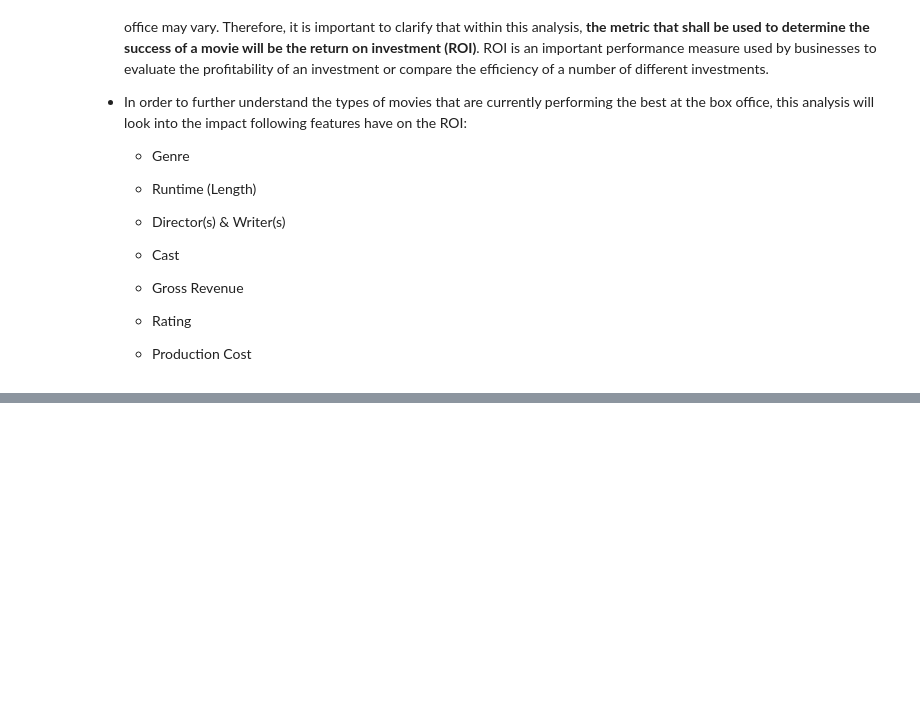
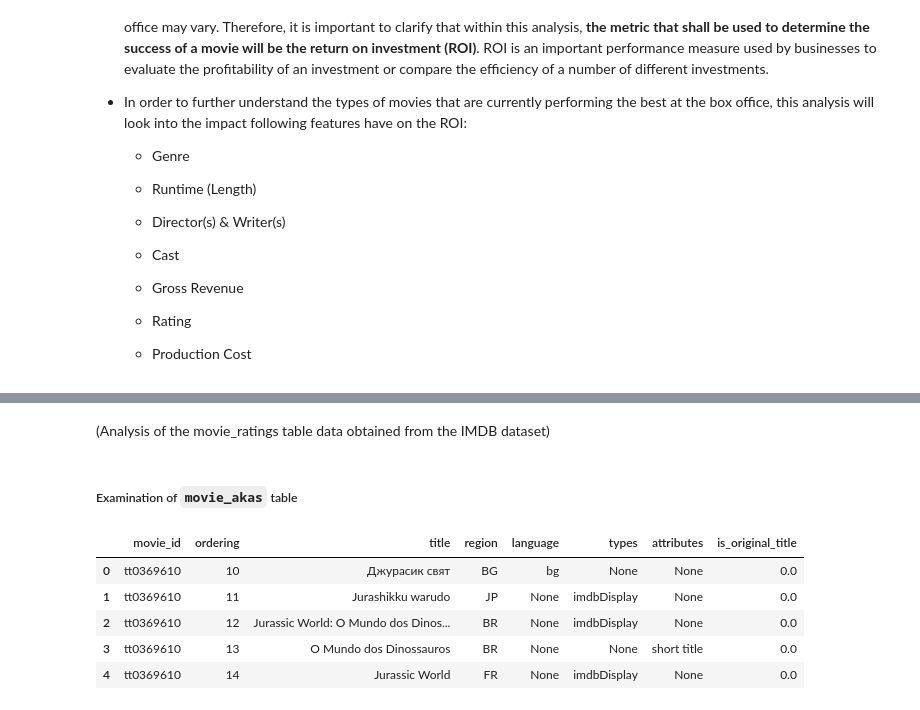
Before and after one commit to femikamau/Microsoft-Movie-Studio-EDA, a Jupyter notebook: index.ipynb, the cells around one changed output, grey strips where cells are left out. Drawn from its saved outputs; the diff is of its cells as text; code cells hidden in the pictures; blank space fills up the shorter version.

```diff
--- a/index.ipynb
+++ b/index.ipynb
@@ -34,0 +221,7 @@
+# %%
+# Load the imdb data into a dataframe which returns a Connection object
+conn = load_data('data/im.db/im.db', 'db')
+
+# View the tables within the idmb database as a dataframe
+imdb_tables = pd.read_sql("""SELECT name FROM sqlite_master WHERE type = 'table';""", conn)
+imdb_tables
@@ -34,0 +342,19 @@
+# %% [markdown]
+(Analysis of the movie_ratings table data obtained from the IMDB dataset)
+# %% [markdown]
+##### Examination of `movie_akas` table
+# %%
+imdb_df = pd.read_sql("""
+                      SELECT *
+                        FROM  movie_akas
+                      ;
+                      """, conn)
+
+imdb_df.head()
+# %% [output]
+|  | movie_id | ordering | title | region | language | types | attributes | is_original_title |
+| 0 | tt0369610 | 10 | Джурасик свят | BG | bg | None | None | 0.0 |
+| 1 | tt0369610 | 11 | Jurashikku warudo | JP | None | imdbDisplay | None | 0.0 |
+| 2 | tt0369610 | 12 | Jurassic World: O Mundo dos Dinos... | BR | None | imdbDisplay | None | 0.0 |
+| 3 | tt0369610 | 13 | O Mundo dos Dinossauros | BR | None | None | short title | 0.0 |
+| 4 | tt0369610 | 14 | Jurassic World | FR | None | imdbDisplay | None | 0.0 |
```
Also changed, not shown: parts of 41 cells of this notebook.
